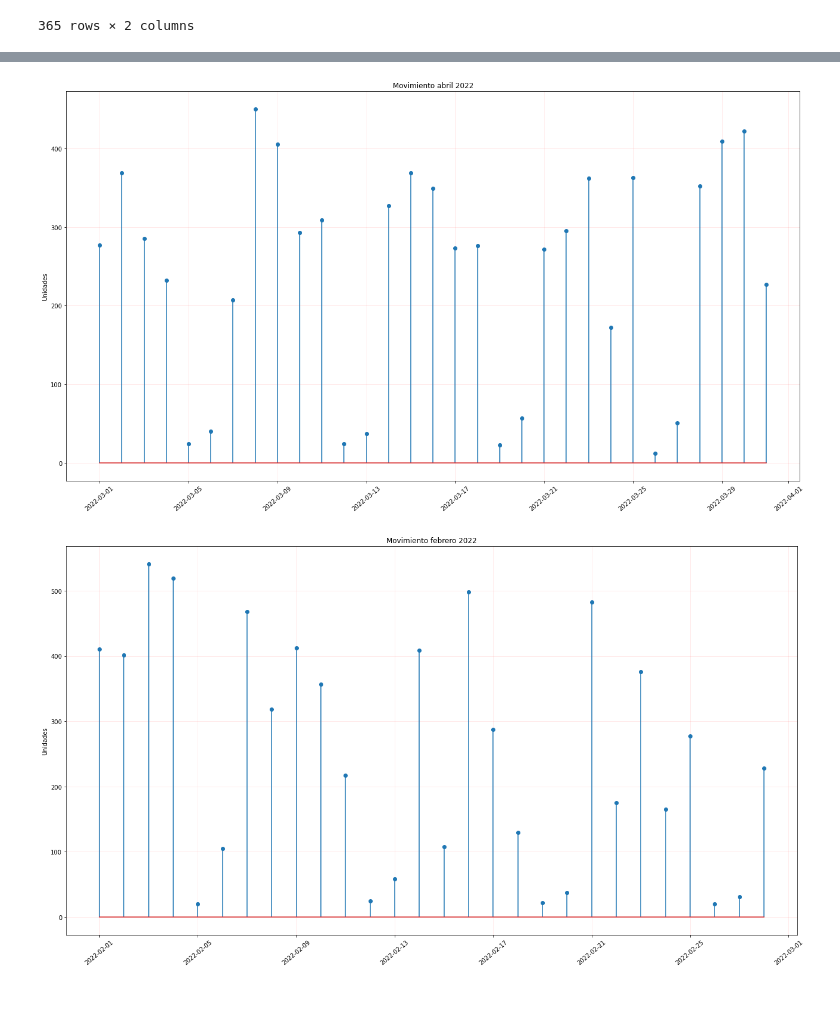
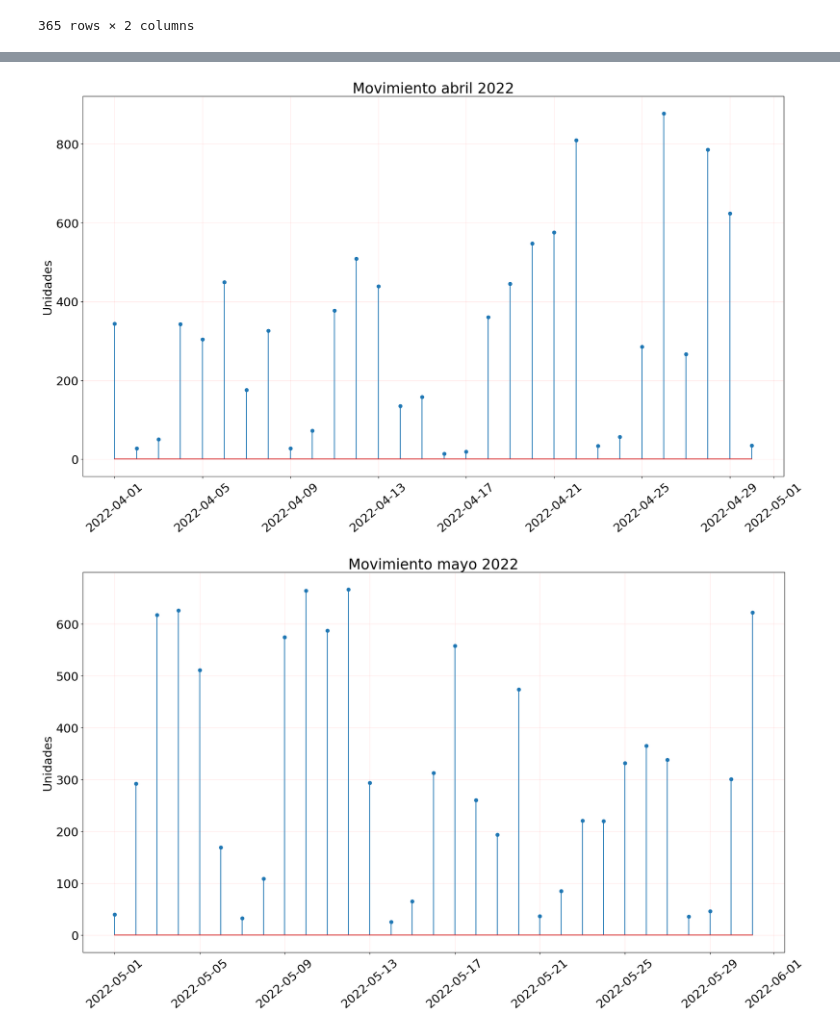
Before and after one commit to Peskysa/valverde, a Jupyter notebook: valverde_fecha.ipynb, the cells around one changed output, grey strips where cells are left out. Saved outputs shown, nothing was run; the diff lists cells and outputs as text; code cells hidden in the pictures; blank space fills up the shorter version.

```diff
--- a/valverde_fecha.ipynb
+++ b/valverde_fecha.ipynb
@@ -364,37 +366,37 @@ plt.show()
 # %%
 import pandas as pd
 
 df = pd.read_csv('new_date.csv')
 
 # Convert the date to datetime64
 df['date'] = pd.to_datetime(df['date'], format='%Y-%m-%d')
 
 # Filter data between two dates
-df_2019 = df.loc[(df['date'] >= '2022-03-01')
-                     & (df['date'] < '2022-04-01')]
+df_2019 = df.loc[(df['date'] >= '2022-04-01')
+                     & (df['date'] < '2022-05-01')]
 
 
 import matplotlib.pyplot as plt
 import matplotlib.dates as dates
 
 y = df_2019['unidad']
 x = df_2019['date']
 fig, ax = plt.subplots(figsize=(22,12))
 
 #ax.step(x, y, linewidth=1.0)
 ax.stem(x, y)
 
 ax.xaxis.set_tick_params(rotation=40)
 ax.tick_params(grid_color='r', grid_alpha=0.1)
 
 plt.grid()
 
 ax.set_ylabel('Unidades')
 ax.set_title('Movimiento abril 2022')
-
+plt.savefig("static\\abril 2022.jpg")
 plt.show()
 # %% [output]
-[figure, old version]
+[figure, new version]
 # %%
 import pandas as pd
 
@@ -404,8 +406,8 @@ df = pd.read_csv('new_date.csv')
 df['date'] = pd.to_datetime(df['date'], format='%Y-%m-%d')
 
 # Filter data between two dates
-df_2019 = df.loc[(df['date'] >= '2022-02-01')
-                     & (df['date'] < '2022-03-01')]
+df_2019 = df.loc[(df['date'] >= '2022-05-01')
+                     & (df['date'] < '2022-06-01')]
 
 
 import matplotlib.pyplot as plt
@@ -424,8 +426,8 @@ ax.tick_params(grid_color='r', grid_alpha=0.1)
 plt.grid()
 
 ax.set_ylabel('Unidades')
-ax.set_title('Movimiento febrero 2022')
-
+ax.set_title('Movimiento mayo 2022')
+plt.savefig("static\\mayo 2022.jpg")
 plt.show()
 # %% [output]
-[figure, old version]
+[figure, new version]
```
Also changed, not shown: parts of 15 cells of this notebook, 20 other files.
